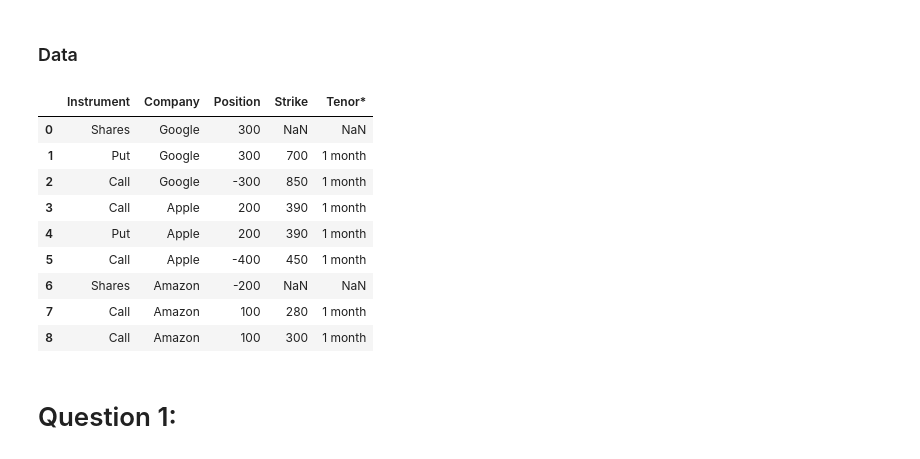
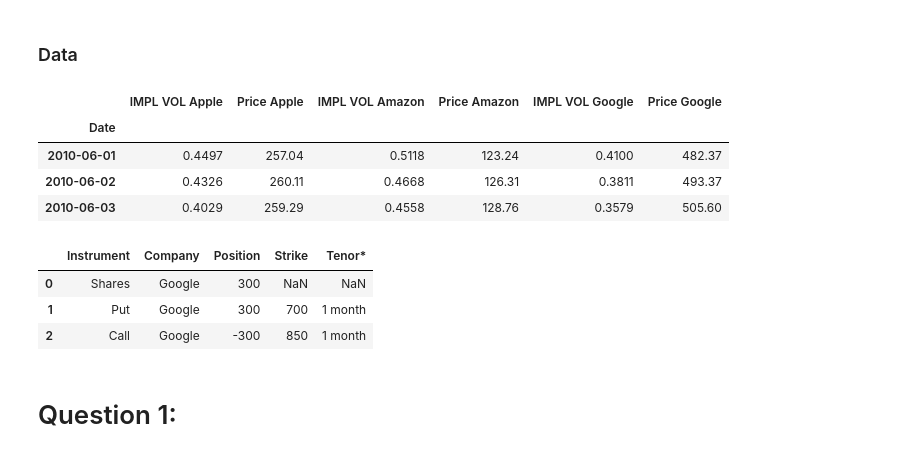
Before and after one commit to Antanskas/Portfolio_analysis, a Jupyter notebook: portfolio_analysis.ipynb, the cells around one changed output. Drawn from its saved outputs; the diff is of its cells as text; code cells hidden in the pictures.

```diff
--- a/portfolio_analysis.ipynb
+++ b/portfolio_analysis.ipynb
@@ -26,23 +21,21 @@ Files:
 function.py  portfolio_analysis.ipynb  __pycache__  Test_candidates.xlsx
 # %% [markdown]
 ### Data
-# %%
-# Loading and display data
-data, portfolio = load_data('Test_candidates.xlsx')
-
-# display portffolio
-portfolio
-# %% [output]
-|  | Instrument | Company | Position | Strike | Tenor* |
-| 0 | Shares | Google | 300 | NaN | NaN |
-| 1 | Put | Google | 300 | 700 | 1 month |
-| 2 | Call | Google | -300 | 850 | 1 month |
-| 3 | Call | Apple | 200 | 390 | 1 month |
-| 4 | Put | Apple | 200 | 390 | 1 month |
-| 5 | Call | Apple | -400 | 450 | 1 month |
-| 6 | Shares | Amazon | -200 | NaN | NaN |
-| 7 | Call | Amazon | 100 | 280 | 1 month |
-| 8 | Call | Amazon | 100 | 300 | 1 month |
+# %%
+data, portfolio = load_data('Test_candidates.xlsx')
+display(data.head(3))
+print()
+display(portfolio.head(3))
+# %% [output]
+|  | IMPL VOL Apple | Price Apple | IMPL VOL Amazon | Price Amazon | IMPL VOL Google | Price Google |
+| Date |  |  |  |  |  |  |
+| 2010-06-01 | 0.4497 | 257.04 | 0.5118 | 123.24 | 0.4100 | 482.37 |
+| 2010-06-02 | 0.4326 | 260.11 | 0.4668 | 126.31 | 0.3811 | 493.37 |
+| 2010-06-03 | 0.4029 | 259.29 | 0.4558 | 128.76 | 0.3579 | 505.60 |
+|  | Instrument | Company | Position | Strike | Tenor* |
+| 0 | Shares | Google | 300 | NaN | NaN |
+| 1 | Put | Google | 300 | 700 | 1 month |
+| 2 | Call | Google | -300 | 850 | 1 month |
 # %% [markdown]
 # Question 1:
 # %% [markdown]
```
Also changed, not shown: parts of 74 cells of this notebook, 1 other file.
